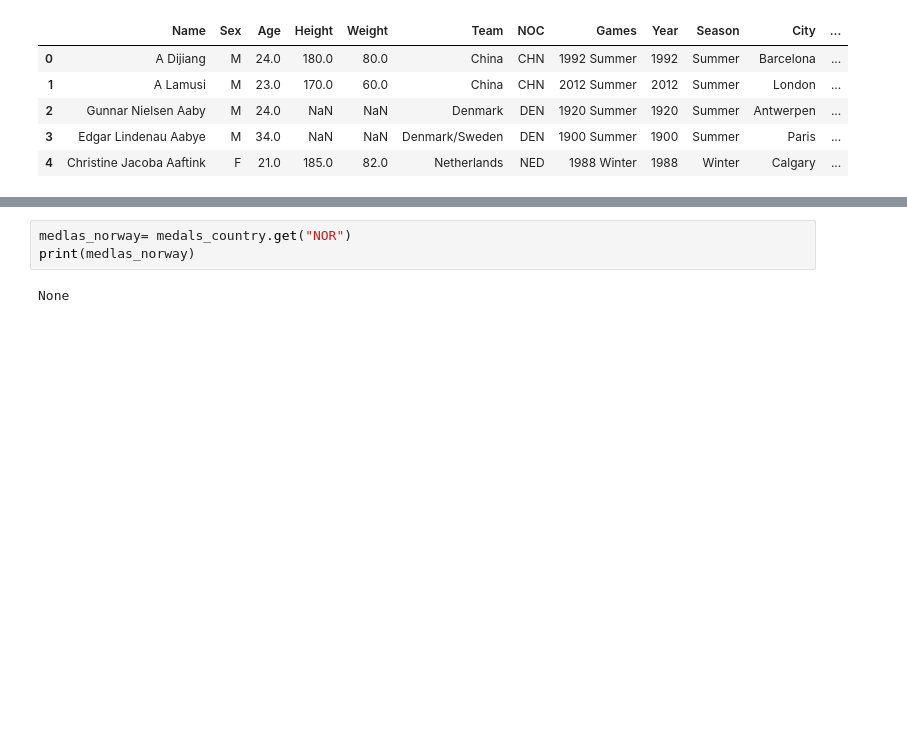
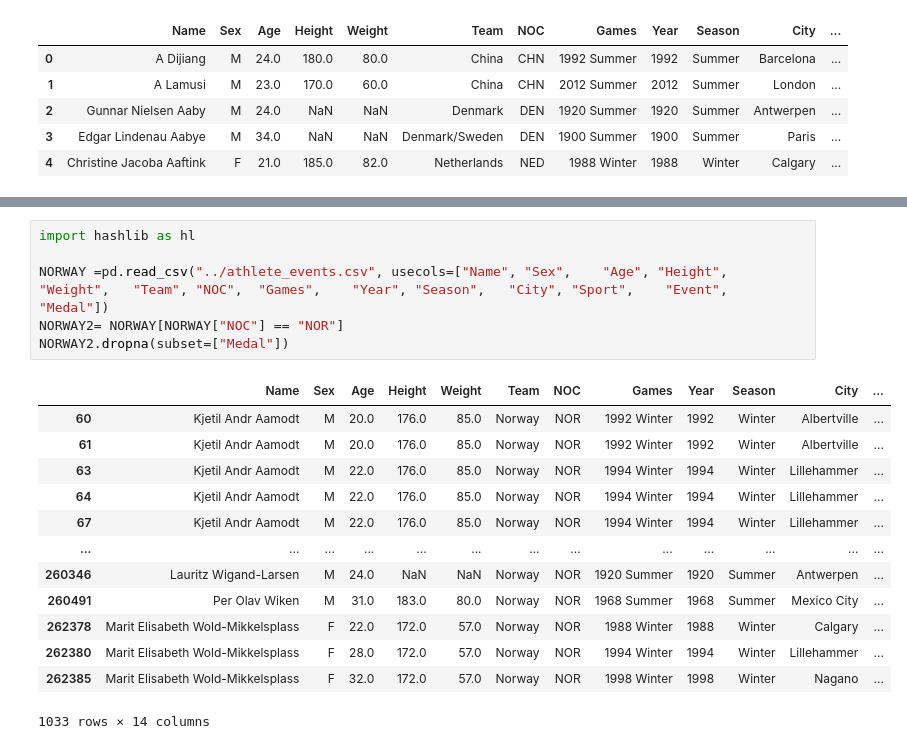
Before and after one commit to Ludwilton/Projekt-OS-Norge, a Jupyter notebook: uppgift_0/uppgift.0Darwin.ipynb, the cells around one changed output, grey strips where cells are left out. Drawn from its saved outputs; the diff is of its cells as text; blank space fills up the shorter version.

```diff
--- a/uppgift_0/uppgift.0Darwin.ipynb
+++ b/uppgift_0/uppgift.0Darwin.ipynb
@@ -197,5 +180,20 @@ medals_country
-# %%
-medlas_norway= medals_country.get("NOR")
-print(medlas_norway)
-# %% [output]
-None
+# %%
+import hashlib as hl
+
+NORWAY =pd.read_csv("../athlete_events.csv", usecols=["Name", "Sex",	"Age", "Height",	"Weight",	"Team",	"NOC",	"Games",	"Year",	"Season",	"City",	"Sport",	"Event",	"Medal"])
+NORWAY2= NORWAY[NORWAY["NOC"] == "NOR"]
+NORWAY2.dropna(subset=["Medal"])
+# %% [output]
+|  | Name | Sex | Age | Height | Weight | Team | NOC | Games | Year | Season | City | ... |
+| 60 | Kjetil Andr Aamodt | M | 20.0 | 176.0 | 85.0 | Norway | NOR | 1992 Winter | 1992 | Winter | Albertville | ... |
+| 61 | Kjetil Andr Aamodt | M | 20.0 | 176.0 | 85.0 | Norway | NOR | 1992 Winter | 1992 | Winter | Albertville | ... |
+| 63 | Kjetil Andr Aamodt | M | 22.0 | 176.0 | 85.0 | Norway | NOR | 1994 Winter | 1994 | Winter | Lillehammer | ... |
+| 64 | Kjetil Andr Aamodt | M | 22.0 | 176.0 | 85.0 | Norway | NOR | 1994 Winter | 1994 | Winter | Lillehammer | ... |
+| 67 | Kjetil Andr Aamodt | M | 22.0 | 176.0 | 85.0 | Norway | NOR | 1994 Winter | 1994 | Winter | Lillehammer | ... |
+| ... | ... | ... | ... | ... | ... | ... | ... | ... | ... | ... | ... | ... |
+| 260346 | Lauritz Wigand-Larsen | M | 24.0 | NaN | NaN | Norway | NOR | 1920 Summer | 1920 | Summer | Antwerpen | ... |
+| 260491 | Per Olav Wiken | M | 31.0 | 183.0 | 80.0 | Norway | NOR | 1968 Summer | 1968 | Summer | Mexico City | ... |
+| 262378 | Marit Elisabeth Wold-Mikkelsplass | F | 22.0 | 172.0 | 57.0 | Norway | NOR | 1988 Winter | 1988 | Winter | Calgary | ... |
+| 262380 | Marit Elisabeth Wold-Mikkelsplass | F | 28.0 | 172.0 | 57.0 | Norway | NOR | 1994 Winter | 1994 | Winter | Lillehammer | ... |
+| 262385 | Marit Elisabeth Wold-Mikkelsplass | F | 32.0 | 172.0 | 57.0 | Norway | NOR | 1998 Winter | 1998 | Winter | Nagano | ... |
+1033 rows × 14 columns
```
Also changed, not shown: parts of 4 cells of this notebook.
